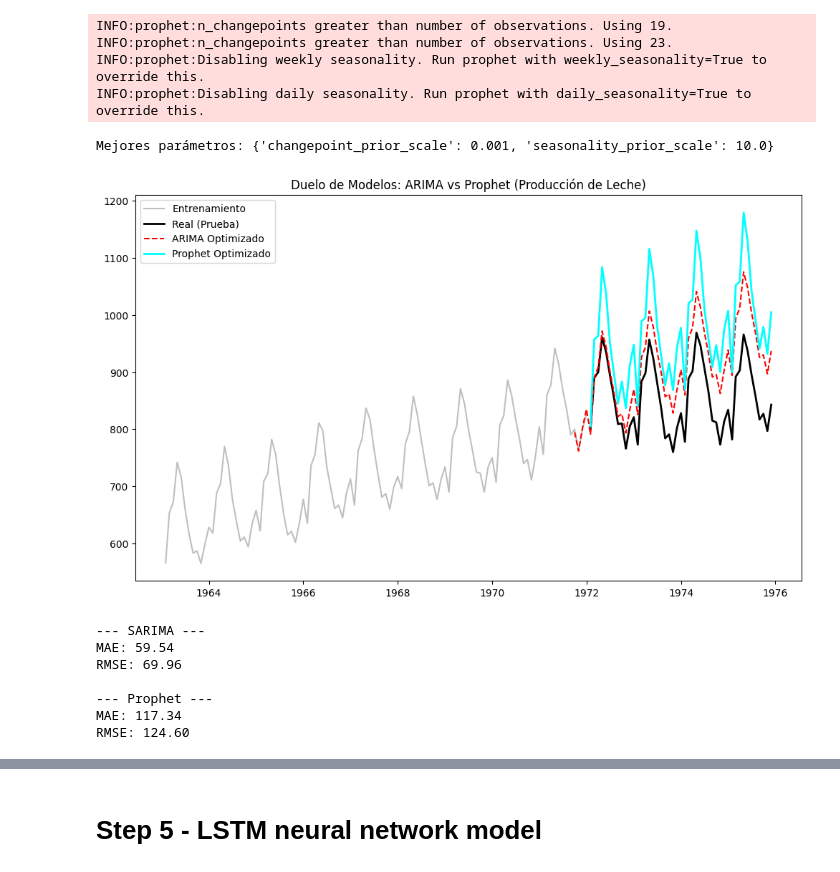
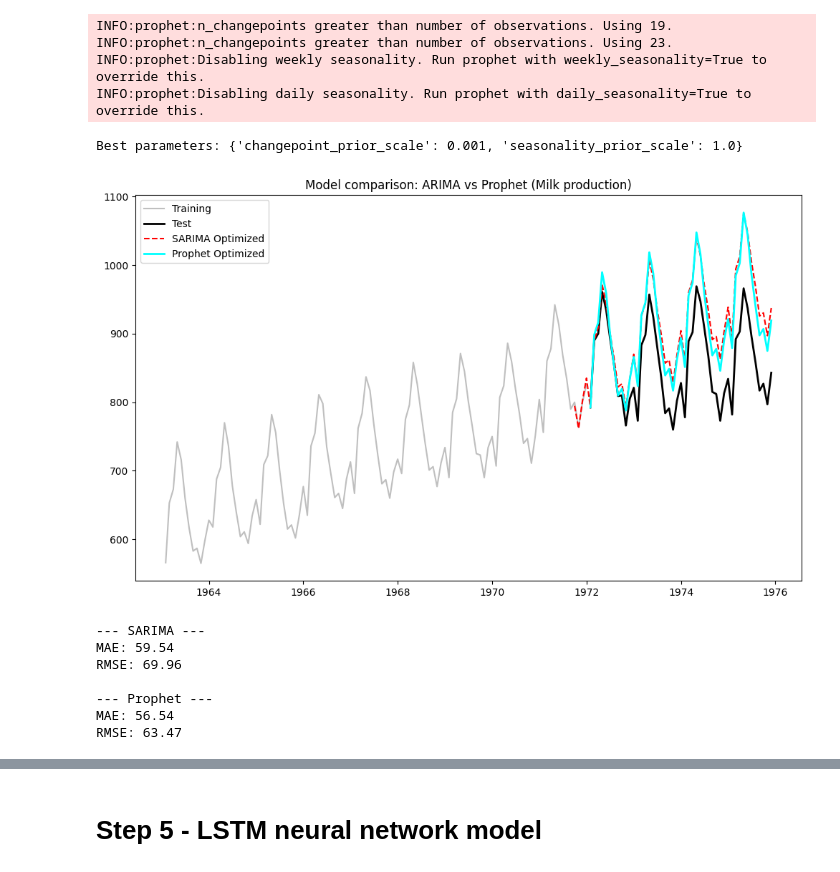
Before and after one commit to Jero2110/Advanced-ML_Phase-04, a Jupyter notebook: analysis/G01_Jeronimo_Ramos_Phase4.ipynb, the cells around one changed output, grey strips where cells are left out. Cells and saved outputs as stored; diff of their text form; code cells hidden in the pictures.

```diff
--- a/analysis/G01_Jeronimo_Ramos_Phase4.ipynb
+++ b/analysis/G01_Jeronimo_Ramos_Phase4.ipynb
@@ -478,17 +504,17 @@ param_grid = {
     'seasonality_prior_scale': [0.01, 1.0, 10.0],
 }
 
-# Generar combinaciones
+# Generate combinations
 all_params = [dict(zip(param_grid.keys(), v)) for v in itertools.product(*param_grid.values())]
 rmses = []
 
 for params in all_params:
-    m = Prophet(**params).fit(df_train)
+    m = Prophet(**params, seasonality_mode='multiplicative').fit(df_train)
     df_cv = cross_validation(m, initial='730 days', period='180 days', horizon='365 days')
     df_p = performance_metrics(df_cv, rolling_window=1)
     rmses.append(df_p['rmse'].values[0])
 
-# Ajustar mejor modelo
+# Adjust model for better
 best_params = all_params[np.argmin(rmses)]
 m_optimized = Prophet(**best_params).fit(df_train)
 # %% [output]
@@ -540,28 +566,28 @@ INFO:prophet:n_changepoints greater than number of observations. Using 23.
 INFO:prophet:Disabling weekly seasonality. Run prophet with weekly_seasonality=True to override this.
 INFO:prophet:Disabling daily seasonality. Run prophet with daily_seasonality=True to override this.
 # %%
-print(f"Mejores parámetros: {best_params}")
+print(f"Best parameters: {best_params}")
 
-# Predicción con el Prophet Optimizado
+# Prediction with the Optimized Prophet
 future_opt = m_optimized.make_future_dataframe(periods=len(test), freq='MS')
 forecast_opt = m_optimized.predict(future_opt)
 prophet_values = forecast_opt['yhat'].iloc[-len(test):].values
 
 plt.figure(figsize=(12, 7))
-plt.plot(train.index, train['Milk_production'], label='Entrenamiento', color='gray', alpha=0.5)
-plt.plot(test.index, test['Milk_production'], label='Real (Prueba)', color='black', linewidth=2)
+plt.plot(train.index, train['Milk_production'], label='Training', color='gray', alpha=0.5)
+plt.plot(test.index, test['Milk_production'], label='Test', color='black', linewidth=2)
 
-# Comparativa
+# Comparative graph
 test_ajustado = test_data.iloc[-len(pred_mean):]
-plt.plot(test_ajustado.index, pred_mean, label='ARIMA Optimizado', color='red', linestyle='--')
-plt.plot(test.index, prophet_values, label='Prophet Optimizado', color='cyan', linewidth=2)
+plt.plot(test_ajustado.index, pred_mean, label='SARIMA Optimized', color='red', linestyle='--')
+plt.plot(test.index, prophet_values, label='Prophet Optimized', color='cyan', linewidth=2)
 
-plt.title('Duelo de Modelos: ARIMA vs Prophet (Producción de Leche)')
+plt.title('Model comparison: ARIMA vs Prophet (Milk production)')
 plt.legend()
 plt.show()
 # %% [output]
-Mejores parámetros: {'changepoint_prior_scale': 0.001, 'seasonality_prior_scale': 10.0}
+Best parameters: {'changepoint_prior_scale': 0.001, 'seasonality_prior_scale': 1.0}
-[figure, old version]
+[figure, new version]
 # %%
 def calcular_metricas(real, pred, nombre):
     mae = mean_absolute_error(real, pred)
@@ -571,8 +597,7 @@ def calcular_metricas(real, pred, nombre):
     print(f"RMSE: {rmse:.2f}\n")
     return mae, rmse
 
-# Suponiendo que 'pred_mean' es tu predicción de ARIMA/SARIMA anterior
-# y 'test_data' es tu serie original de prueba
+
 mae_a, rmse_a = calcular_metricas(test_ajustado['Milk_production'], pred_mean, "SARIMA")
 mae_p, rmse_p = calcular_metricas(test['Milk_production'], prophet_values, "Prophet")
 # %% [output]
@@ -581,5 +606,5 @@ MAE: 59.54
 RMSE: 69.96
 
 --- Prophet ---
-MAE: 117.34
-RMSE: 124.60
+MAE: 56.54
+RMSE: 63.47
```
Also changed, not shown: parts of 27 cells of this notebook, 1 other file.
